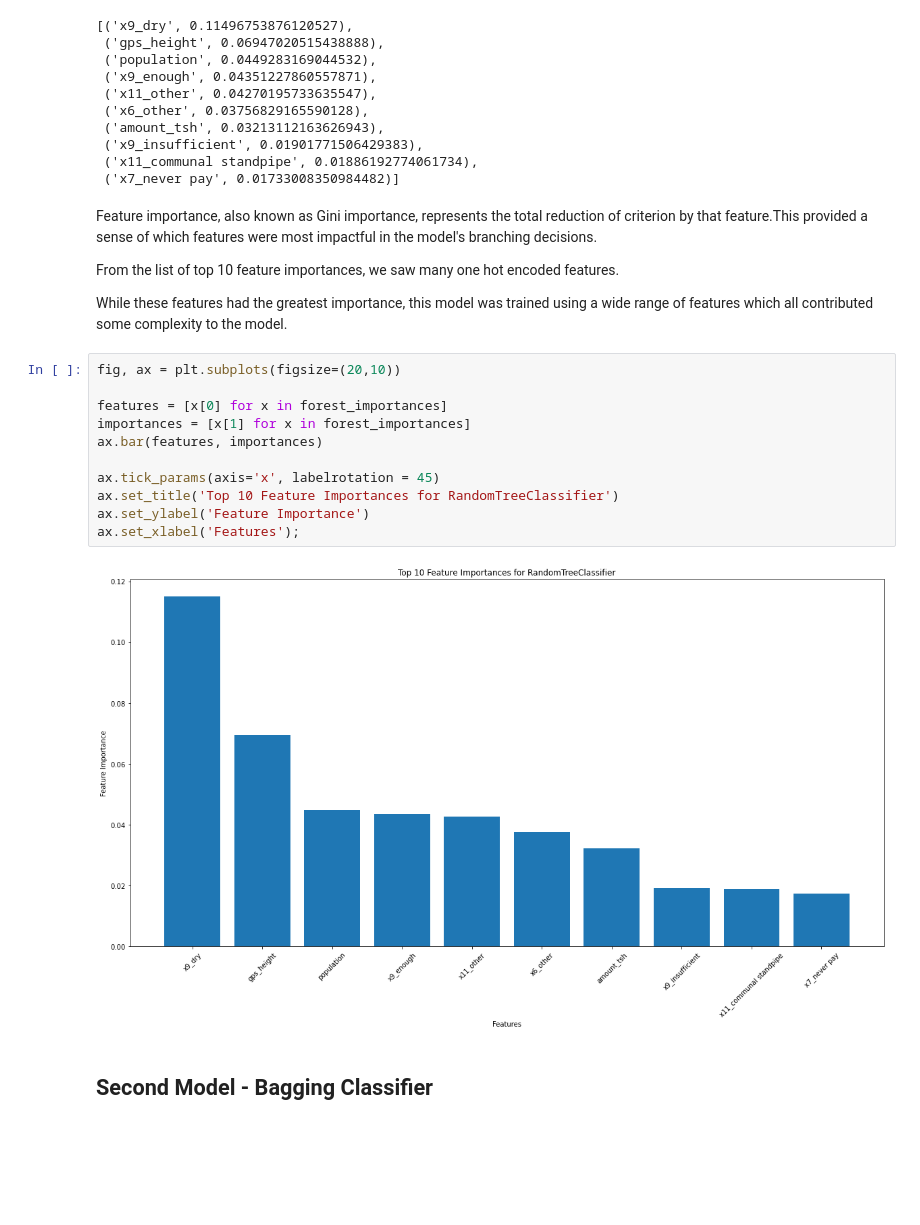
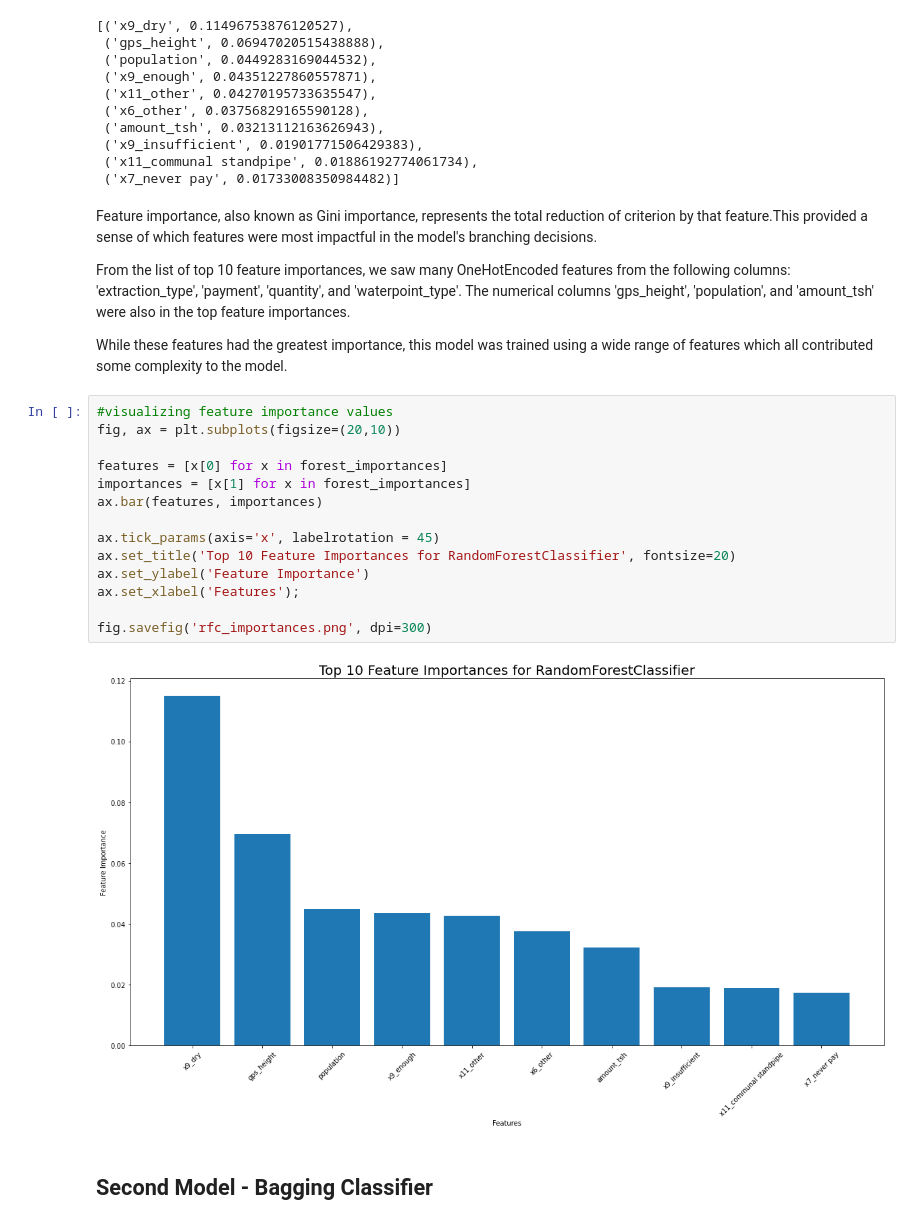
Before and after one commit to yuhkulele/Tanzanian-Water-Well-Status-Classification, a Jupyter notebook: main_notebook.ipynb, the cells around one changed output. Cells and saved outputs as stored; diff of their text form; blank space fills up the shorter version.

Commit message:
Modeling and markdown in main notebooks, new visualizations saved

```diff
--- a/main_notebook.ipynb
+++ b/main_notebook.ipynb
@@ -332,22 +332,25 @@ forest_importances
 # %% [markdown]
 Feature importance, also known as Gini importance, represents the total reduction of criterion by that feature.This provided a sense of which features were most impactful in the model's branching decisions.
 
-From the list of top 10 feature importances, we saw many one hot encoded features.
+From the list of top 10 feature importances, we saw many OneHotEncoded features from the following columns: 'extraction_type', 'payment', 'quantity', and 'waterpoint_type'. The numerical columns 'gps_height', 'population', and 'amount_tsh' were also in the top feature importances.
 
 While these features had the greatest importance, this model was trained using a wide range of features which all contributed some complexity to the model.
 # %%
+#visualizing feature importance values
 fig, ax = plt.subplots(figsize=(20,10))
 
 features = [x[0] for x in forest_importances]
 importances = [x[1] for x in forest_importances]
 ax.bar(features, importances)
 
 ax.tick_params(axis='x', labelrotation = 45)
-ax.set_title('Top 10 Feature Importances for RandomTreeClassifier')
+ax.set_title('Top 10 Feature Importances for RandomForestClassifier', fontsize=20)
 ax.set_ylabel('Feature Importance')
 ax.set_xlabel('Features');
+
+fig.savefig('rfc_importances.png', dpi=300)
 # %% [output]
-[figure, old version]
+[figure, new version]
 # %% [markdown]
 ## Second Model - Bagging Classifier
 # %% [markdown]
```
Also changed, not shown: parts of 35 cells of this notebook, 5 other files.
